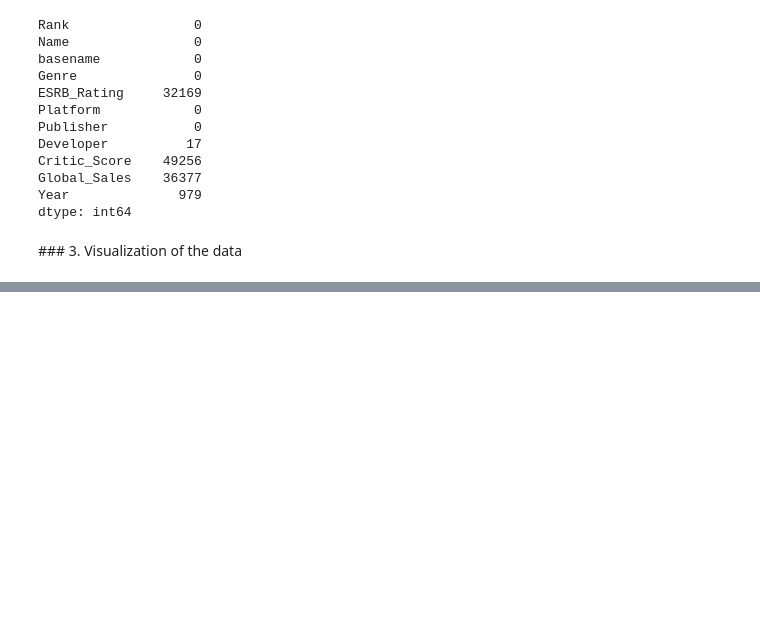
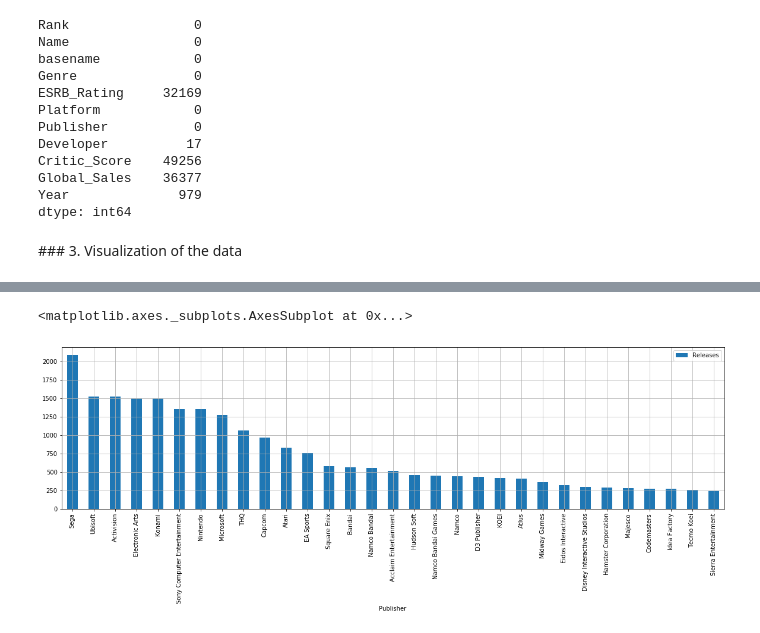
Before and after one commit to lozgarrido/waka, a Jupyter notebook: main.ipynb, the cells around one changed output, grey strips where cells are left out. Drawn from its saved outputs; the diff is of its cells as text; code cells hidden in the pictures; blank space fills up the shorter version.

```diff
--- a/main.ipynb
+++ b/main.ipynb
@@ -91,0 +137,11 @@ array([[<matplotlib.axes._subplots.AxesSubplot object at 0x...>]],
+# %%
+#Select the 1% of companies with the highest number of releases
+top_publishers = publishers_releases.copy()
+top_publishers_quantile = top_publishers.Releases.quantile(0.99)
+top_publishers['Releases'] = top_publishers[top_publishers['Releases'] > top_publishers_quantile]['Releases']
+top_publishers = top_publishers.dropna()
+
+#Sort values
+top_publishers = top_publishers.sort_values(by='Releases', ascending=False)
+
+top_publishers.head()
@@ -91,0 +156,5 @@ array([[<matplotlib.axes._subplots.AxesSubplot object at 0x...>]],
+# %%
+top_publishers.plot.bar(figsize=(20,5), grid=True)
+# %% [output]
+<matplotlib.axes._subplots.AxesSubplot at 0x...>
+[figure, added]
```
Also changed, not shown: parts of 13 cells of this notebook.
